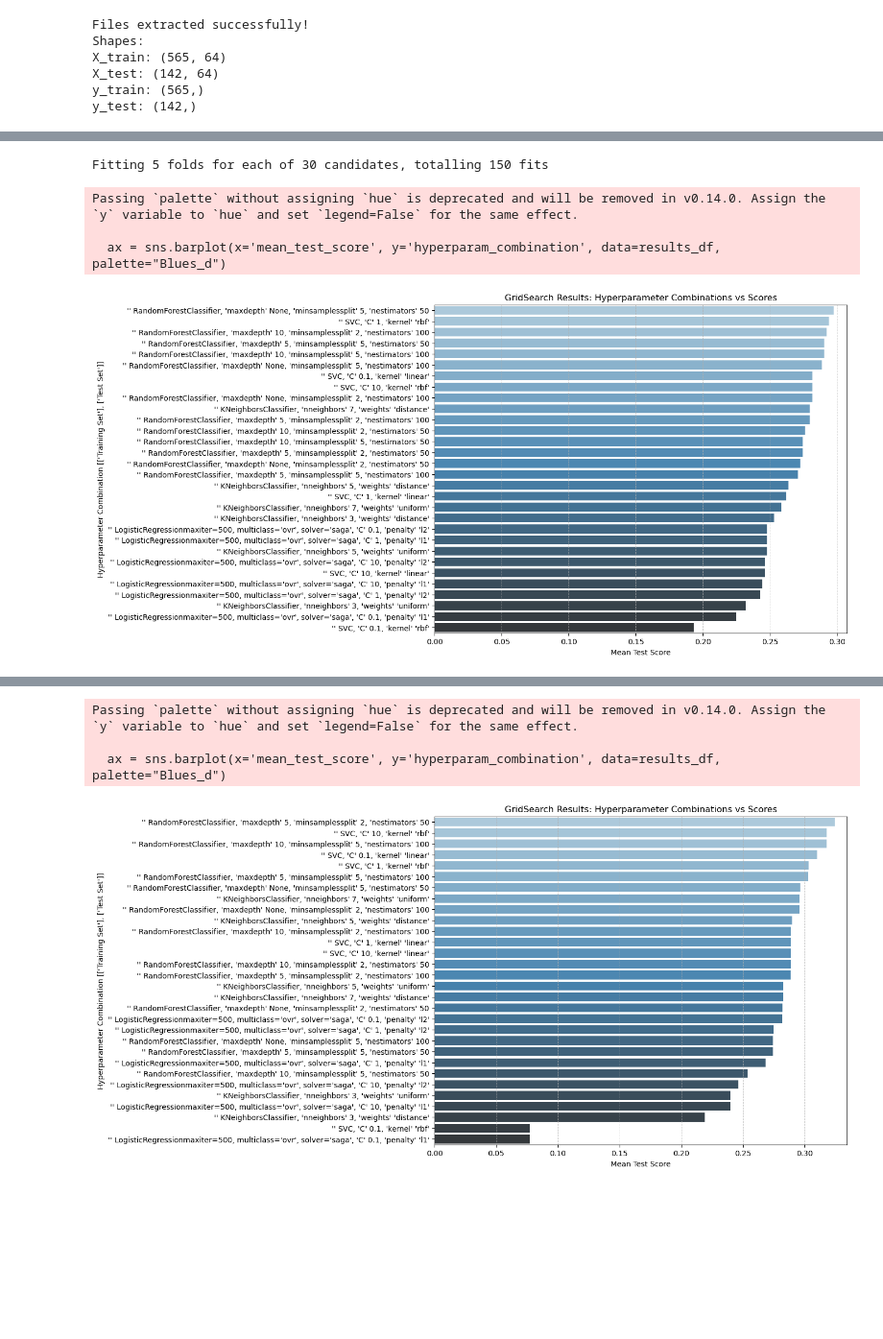
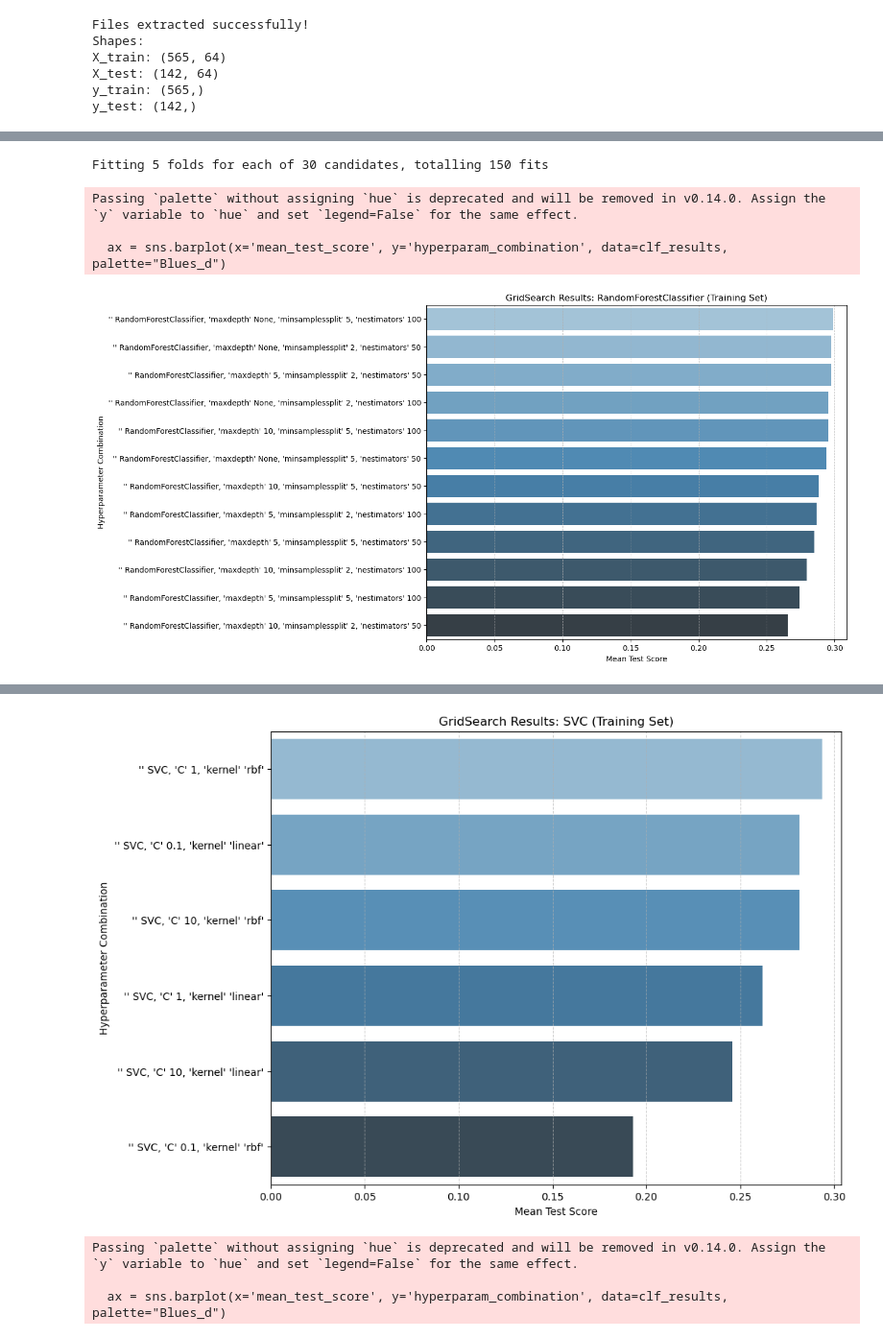
Before and after one commit to AlbertoArath/IA, a Jupyter notebook: MachineLearning/Projects/Classification_TabularVectorBorneDiseaseDataSet/VectorBorneDiseasePrediction_GridSearch.ipynb, the cells around one changed output, grey strips where cells are left out. Shown at 96% size. Saved outputs shown, nothing was run; the diff lists cells and outputs as text; code cells hidden in the pictures; blank space fills up the shorter version.

Commit message:
Added image generation support for paper

```diff
--- a/MachineLearning/Projects/Classification_TabularVectorBorneDiseaseDataSet/VectorBorneDiseasePrediction_GridSearch.ipynb
+++ b/MachineLearning/Projects/Classification_TabularVectorBorneDiseaseDataSet/VectorBorneDiseasePrediction_GridSearch.ipynb
@@ -182,53 +182,61 @@ Results saved to grid_search_results.csv
 # %%
 import pandas as pd
 import seaborn as sns
 import matplotlib.pyplot as plt
 import re
 
-
 # Fit Grid Search
-tests = [[X_train, y_train],[X_test, y_test]]
-labels = [["Training Set"], ["Test Set"]]
+tests = [[X_train, y_train], [X_test, y_test]]
+labels = ["Training Set", "Test Set"]
 
 for test_sel, label in zip(tests, labels):
 
-  grid_search.fit(test_sel[0], test_sel[1])
-  # Convert GridSearchCV results to DataFrame
-  results_df = pd.DataFrame(grid_search.cv_results_)
+    grid_search.fit(test_sel[0], test_sel[1])
 
-  # Extract only relevant columns: hyperparameters and scores
-  results_df = results_df[['params', 'mean_test_score', 'rank_test_score']]
+    # Convert GridSearchCV results to DataFrame
+    results_df = pd.DataFrame(grid_search.cv_results_)
 
-  # Add a string representation of hyperparameter combinations for plotting
-  results_df['hyperparam_combination'] = results_df['params'].apply(lambda x: re.sub("classifier", "", re.sub(r"[{}()_:]", "", str(x))))
-  # Sort results by rank
-  results_df = results_df.sort_values(by='rank_test_score')
+    # Extract only relevant columns: hyperparameters and scores
+    results_df = results_df[['params', 'mean_test_score', 'rank_test_score']]
 
-  # Plot using Seabornfigsize=(12, 4)
-  plt.figure(figsize=(10, 8))
-  ax = sns.barplot(x='mean_test_score', y='hyperparam_combination', data=results_df, palette="Blues_d")
-  ax.grid(True, which='both', axis='x', linestyle='--', linewidth=0.7, alpha=0.7)
-  plt.xlim(0, results_df['mean_test_score'].max() + 0.01)
-  plt.title("GridSearch Results: Hyperparameter Combinations vs Scores")
-  plt.xlabel("Mean Test Score")
-  plt.ylabel(f"Hyperparameter Combination {labels}")
-  plt.show()
+    # Add a string representation of hyperparameter combinations for plotting
+    results_df['classifier'] = results_df['params'].apply(lambda x: x['classifier'].__class__.__name__)
+    results_df['hyperparam_combination'] = results_df['params'].apply(
+        lambda x: re.sub("classifier", "", re.sub(r"[{}()_:]", "", str(x)))
+    )
 
-  # Expand the 'params' dictionary column into separate columns
-  params_df = pd.json_normalize(results_df['params'])
+    # Sort results by rank
+    results_df = results_df.sort_values(by='rank_test_score')
 
-  # Combine expanded parameters with the original scores and ranks
-  results_combined = pd.concat([params_df, results_df[['mean_test_score', 'rank_test_score']]], axis=1)
+    # Loop through unique classifiers to create separate plots
+    for clf in results_df['classifier'].unique():
+        clf_results = results_df[results_df['classifier'] == clf]  # Filter results per classifier
 
-  # Sort the results by rank
-  results_combined = results_combined.sort_values(by='rank_test_score')
+        # Plot using Seaborn
+        plt.figure(figsize=(10, 8))
+        ax = sns.barplot(x='mean_test_score', y='hyperparam_combination', data=clf_results, palette="Blues_d")
+        ax.grid(True, which='both', axis='x', linestyle='--', linewidth=0.7, alpha=0.7)
+        plt.xlim(0, clf_results['mean_test_score'].max() + 0.01)
+        plt.title(f"GridSearch Results: {clf} ({label})")
+        plt.xlabel("Mean Test Score")
+        plt.ylabel("Hyperparameter Combination")
+        plt.show()
 
-  # Display the table
-  print("Expanded Hyperparameter Table:")
-  print (results_combined.head(10))
+    # Expand the 'params' dictionary column into separate columns
+    params_df = pd.json_normalize(results_df['params'])
+
+    # Combine expanded parameters with the original scores and ranks
+    results_combined = pd.concat([params_df, results_df[['mean_test_score', 'rank_test_score']]], axis=1)
+
+    # Sort the results by rank
+    results_combined = results_combined.sort_values(by='rank_test_score')
+
+    # Display the table
+    print(f"Expanded Hyperparameter Table ({label}):")
+    print(results_combined.head(10))
 # %% [output]
 Fitting 5 folds for each of 30 candidates, totalling 150 fits
 Passing `palette` without assigning `hue` is deprecated and will be removed in v0.14.0. Assign the `y` variable to `hue` and set `legend=False` for the same effect.
 
-  ax = sns.barplot(x='mean_test_score', y='hyperparam_combination', data=results_df, palette="Blues_d")
+  ax = sns.barplot(x='mean_test_score', y='hyperparam_combination', data=clf_results, palette="Blues_d")
-[figure, old version]
+[figure, new version]
@@ -252,4 +246,4 @@ Fitting 5 folds for each of 30 candidates, totalling 150 fits
+[figure, new version]
 Passing `palette` without assigning `hue` is deprecated and will be removed in v0.14.0. Assign the `y` variable to `hue` and set `legend=False` for the same effect.
 
-  ax = sns.barplot(x='mean_test_score', y='hyperparam_combination', data=results_df, palette="Blues_d")
+  ax = sns.barplot(x='mean_test_score', y='hyperparam_combination', data=clf_results, palette="Blues_d")
-[figure, old version]
```
Also changed, not shown: parts of 5 cells of this notebook, 21 other files.
